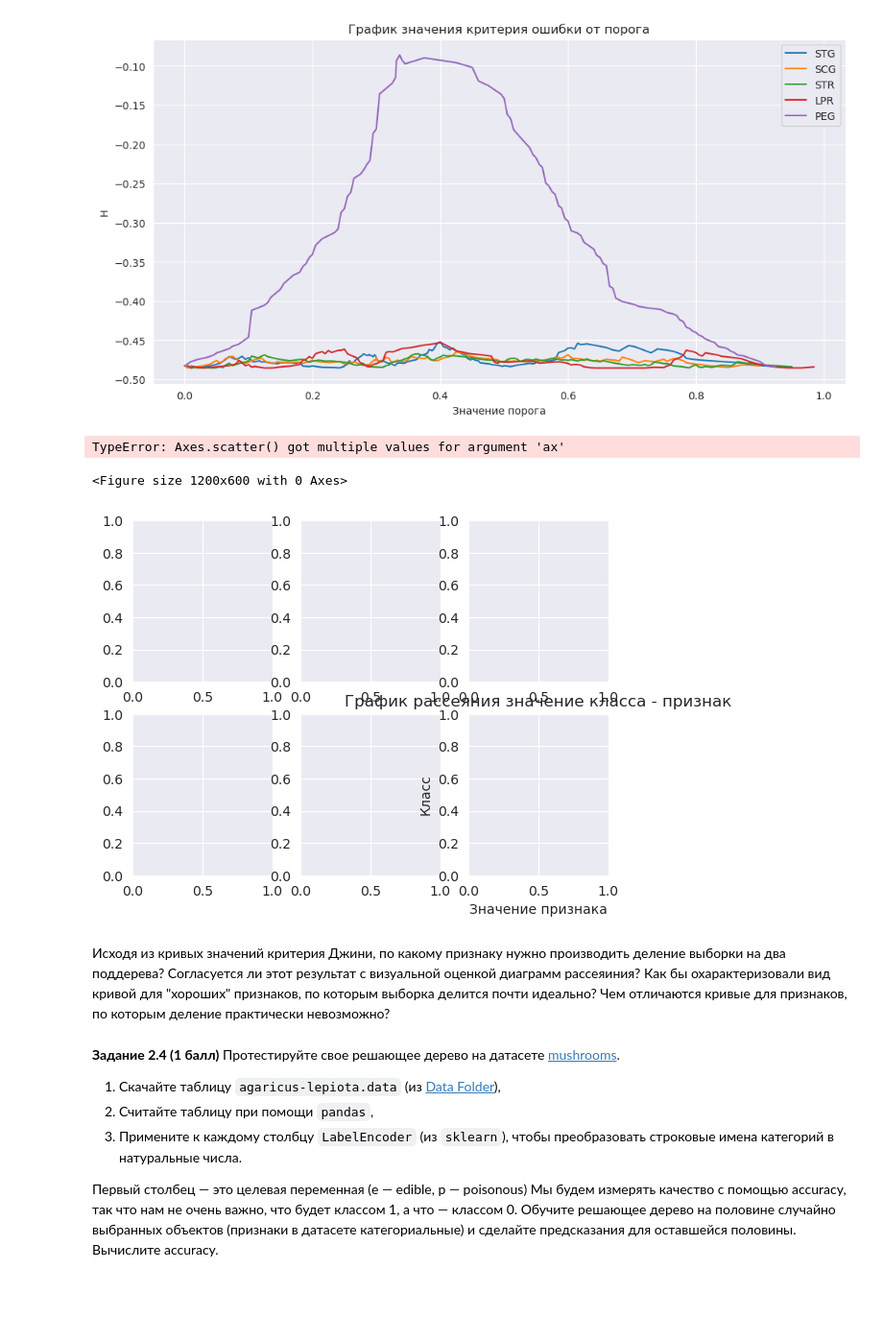
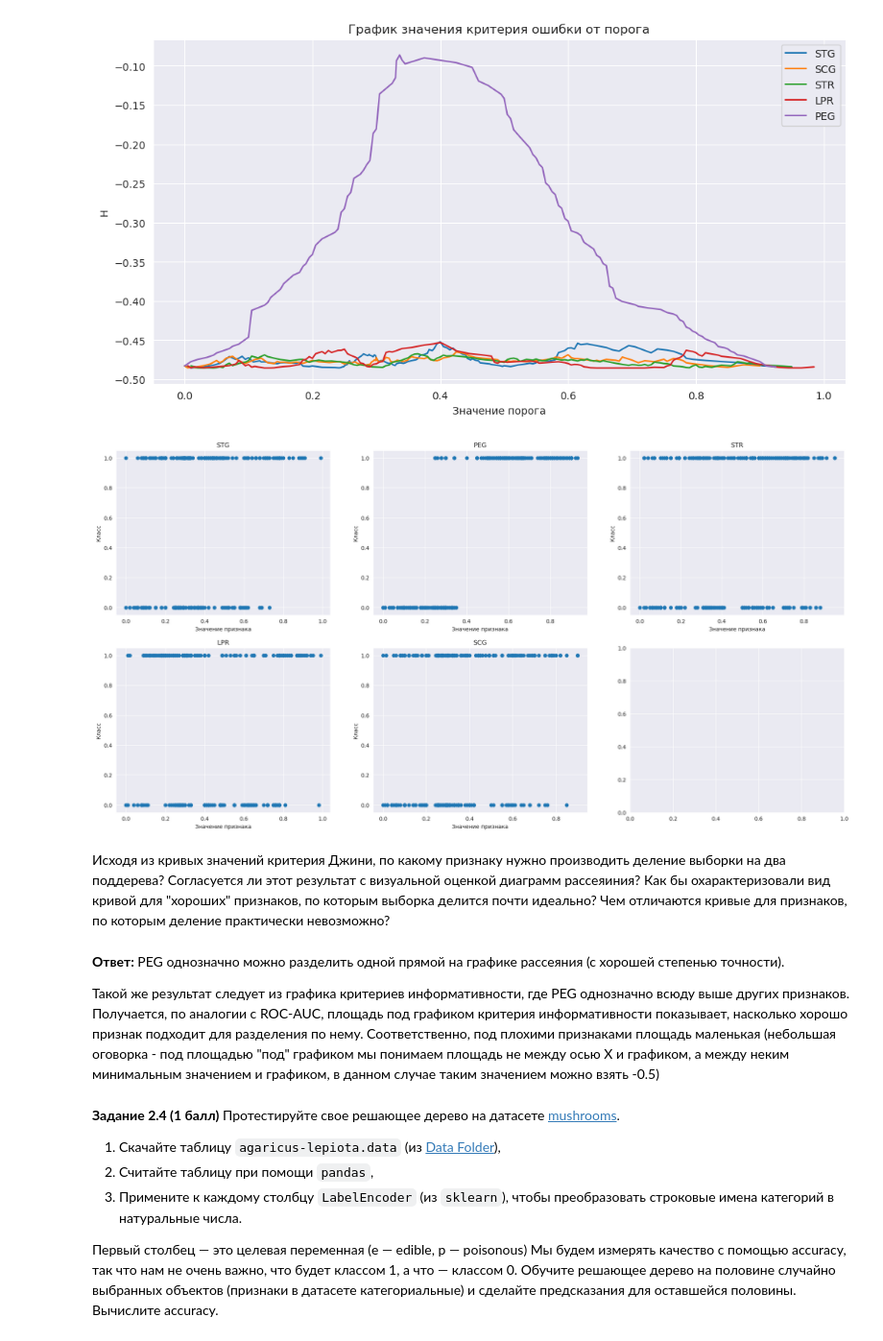
Before and after one commit to Bosbobos/IAD, a Jupyter notebook: MachineLeariningBasics/hw07_trees/hw07_trees_rf.ipynb, the cells around one changed output. Shown at 96% size. Drawn from its saved outputs; the diff is of its cells as text; code cells hidden in the pictures; blank space fills up the shorter version.

```diff
--- a/MachineLeariningBasics/hw07_trees/hw07_trees_rf.ipynb
+++ b/MachineLeariningBasics/hw07_trees/hw07_trees_rf.ipynb
@@ -389,19 +389,18 @@ plt.legend()
 # %% [output]
 <matplotlib.legend.Legend at 0x...>
 [figure]
-# %%
-# ᕕ(╭ರ╭ ͟ʖ╮•́)⊃¤=(————
-plt.figure(figsize=(12, 6))
-fig, ax = plt.subplots(2, 3)
-plt.title('График рассеяния значение класса - признак')
-plt.ylabel('Класс')
-plt.xlabel('Значение признака')
-for i, features in enumerate(students.values.T):
-    plt.scatter(features, y, label=students.columns[i], ax=ax[i])
-plt.legend()
-# %% [output]
-TypeError: Axes.scatter() got multiple values for argument 'ax'
-<Figure size 1200x600 with 0 Axes>
-[figure, removed]
+# %%
+# ᕕ(╭ರ╭ ͟ʖ╮•́)⊃¤=(————
+fig, ax = plt.subplots(2, 3)
+fig.set_figwidth(24)
+fig.set_figheight(12)
+for i, features in enumerate(students.values.T):
+    axis = ax[i%2][i%3]
+    axis.set_ylabel('Класс')
+    axis.set_xlabel('Значение признака')
+    axis.title.set_text(students.columns[i])
+    axis.scatter(features, y)
+# %% [output]
+[figure, added]
 # %% [markdown]
 Исходя из кривых значений критерия Джини, по какому признаку нужно производить деление выборки на два поддерева? Согласуется ли этот результат с визуальной оценкой диаграмм рассеяиния? Как бы охарактеризовали вид кривой для "хороших" признаков, по которым выборка делится почти идеально? Чем отличаются кривые для признаков, по которым деление практически невозможно?
@@ -410,3 +407,7 @@ TypeError: Axes.scatter() got multiple values for argument 'ax'
+# %% [markdown]
+**Ответ:** PEG однозначно можно разделить одной прямой на графике рассеяния (с хорошей степенью точности).
+
+Такой же результат следует из графика критериев информативности, где PEG однозначно всюду выше других признаков. Получается, по аналогии с ROC-AUC, площадь под графиком критерия информативности показывает, насколько хорошо признак подходит для разделения по нему. Соответственно, под плохими признаками площадь маленькая (небольшая оговорка - под площадью "под" графиком мы понимаем площадь не между осью Х и графиком, а между неким минимальным значением и графиком, в данном случае таким значением можно взять -0.5)
 # %% [markdown]
 **Задание 2.4 (1 балл)** Протестируйте свое решающее дерево на датасете [mushrooms](https://archive.ics.uci.edu/ml/datasets/Mushroom).
 
```
Also changed, not shown: parts of 4 cells of this notebook, 1 other file.
